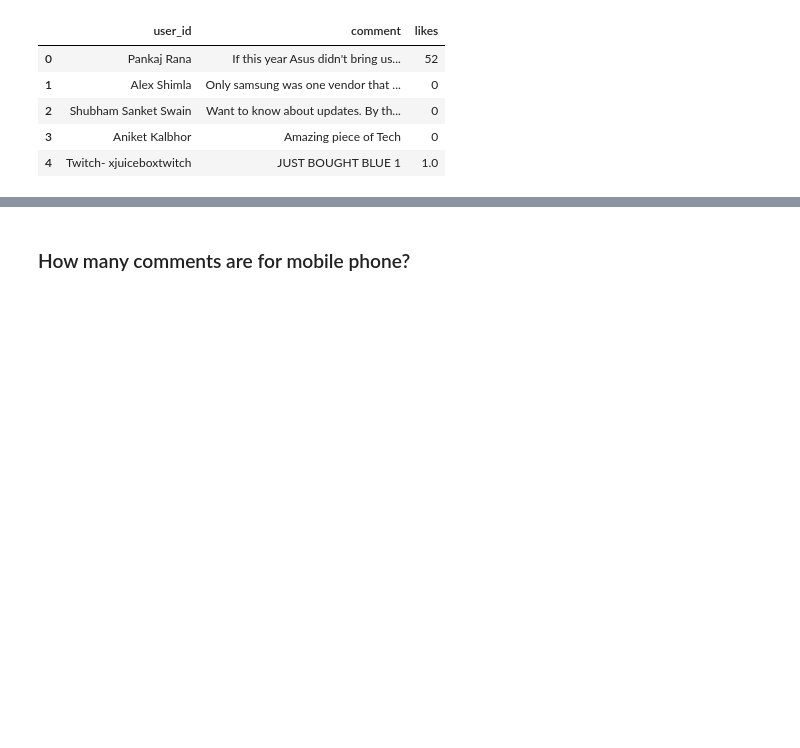
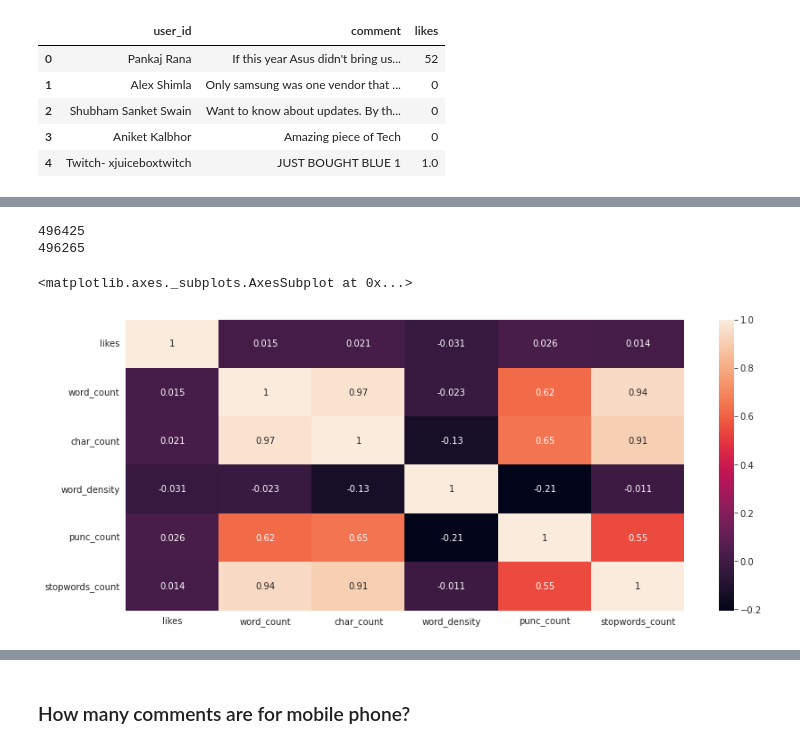
Before and after one commit to zama-sarib/Youtube-Comment-Clustering, a Jupyter notebook: YoutubeComment_EDA.ipynb, the cells around one changed output, grey strips where cells are left out. Drawn from its saved outputs; the diff is of its cells as text; code cells hidden in the pictures; blank space fills up the shorter version.

```diff
--- a/YoutubeComment_EDA.ipynb
+++ b/YoutubeComment_EDA.ipynb
@@ -58,0 +85,13 @@ Name: length_of_comment, Length: 280, dtype: int64
+# %%
+# Dropping all rows where word_count > char_count
+print(data.shape[0])
+data = data[data['word_count']<data['char_count']]
+print(data.shape[0])
+# %% [output]
+496425
+496265
+# %%
+sns.heatmap(data.corr(),annot=True)
+# %% [output]
+<matplotlib.axes._subplots.AxesSubplot at 0x...>
+[figure, added]
```
Also changed, not shown: parts of 70 cells of this notebook.
